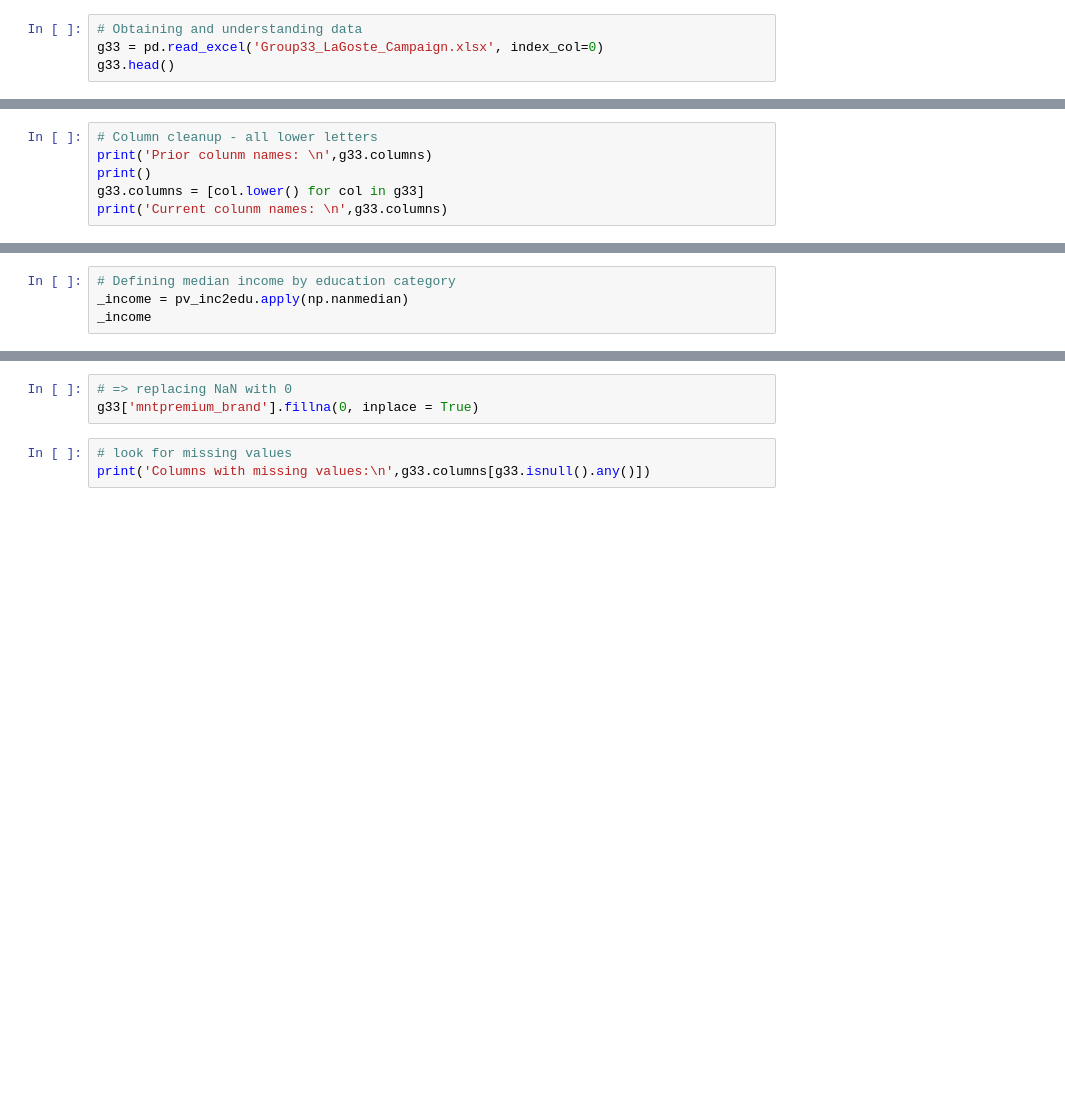
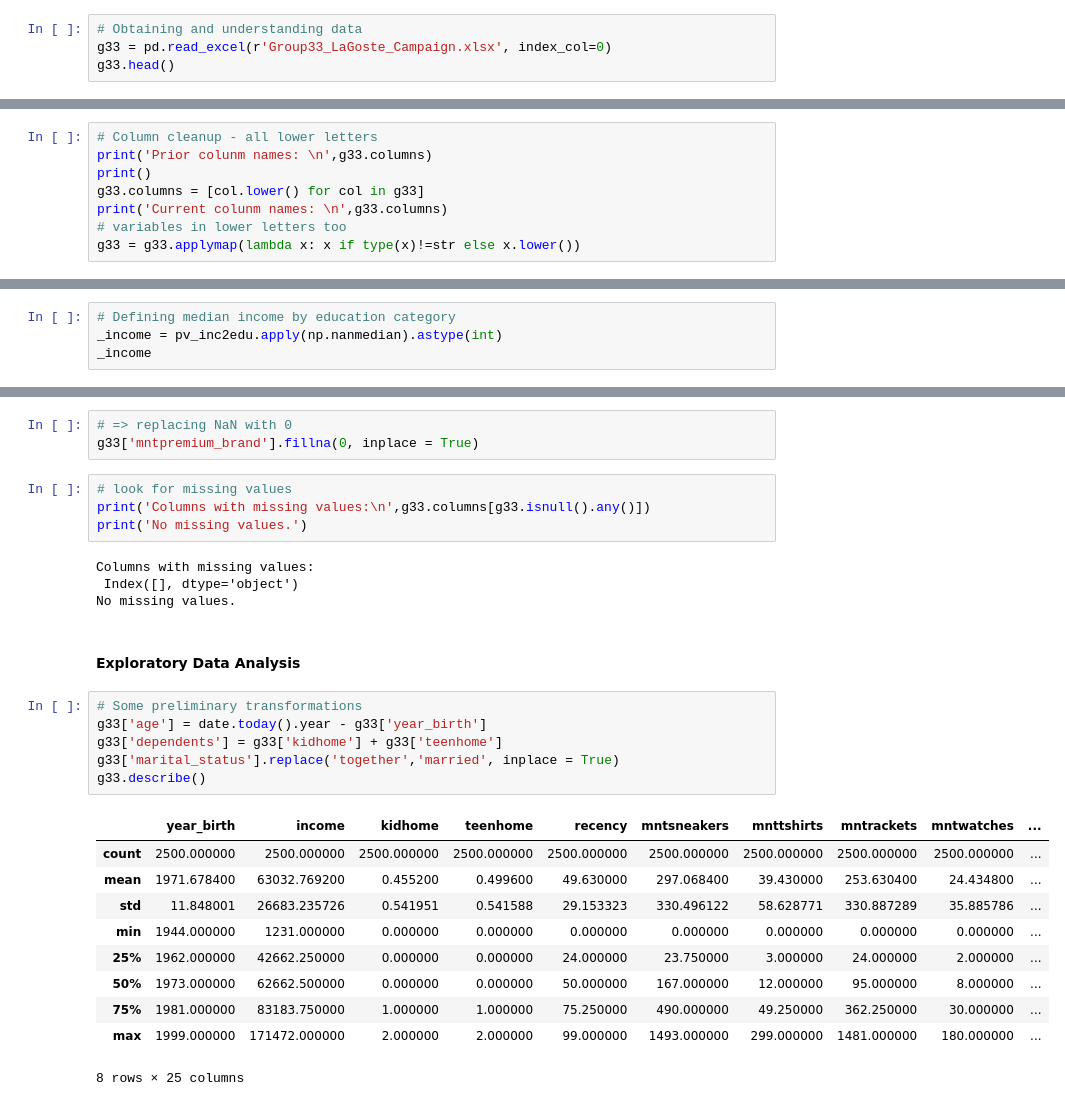
Before and after one commit to EDSA2020/project, a Jupyter notebook: MLaDS_Project.ipynb, the cells around one changed output, grey strips where cells are left out. Drawn from its saved outputs; the diff is of its cells as text; blank space fills up the shorter version.

Commit message:
Update MLaDS_Project.ipynb
some updates prior to exploring data
first variable transformations

```diff
--- a/MLaDS_Project.ipynb
+++ b/MLaDS_Project.ipynb
@@ -25,5 +26,5 @@ import seaborn as sns
 #### 1. Obtaining and pre-processing data
 # %%
 # Obtaining and understanding data
-g33 = pd.read_excel('Group33_LaGoste_Campaign.xlsx', index_col=0)
+g33 = pd.read_excel(r'Group33_LaGoste_Campaign.xlsx', index_col=0)
 g33.head()
@@ -33,3 +43,5 @@ print('Prior colunm names: \n',g33.columns)
 print()
 g33.columns = [col.lower() for col in g33]
 print('Current colunm names: \n',g33.columns)
+# variables in lower letters too
+g33 = g33.applymap(lambda x: x if type(x)!=str else x.lower())
@@ -59,4 +146,4 @@ pv_inc2edu.describe()
 # %%
 # Defining median income by education category
-_income = pv_inc2edu.apply(np.nanmedian)
+_income = pv_inc2edu.apply(np.nanmedian).astype(int)
 _income
@@ -94,3 +208,27 @@ g33['mntpremium_brand'].fillna(0, inplace = True)
 # %%
 # look for missing values
 print('Columns with missing values:\n',g33.columns[g33.isnull().any()])
+print('No missing values.')
+# %% [output]
+Columns with missing values:
+ Index([], dtype='object')
+No missing values.
+# %% [markdown]
+#### Exploratory Data Analysis
+# %%
+# Some preliminary transformations
+g33['age'] = date.today().year - g33['year_birth']
+g33['dependents'] = g33['kidhome'] + g33['teenhome']
+g33['marital_status'].replace('together','married', inplace = True)
+g33.describe()
+# %% [output]
+|  | year_birth | income | kidhome | teenhome | recency | mntsneakers | mnttshirts | mntrackets | mntwatches | ... |
+| count | 2500.000000 | 2500.000000 | 2500.000000 | 2500.000000 | 2500.000000 | 2500.000000 | 2500.000000 | 2500.000000 | 2500.000000 | ... |
+| mean | 1971.678400 | 63032.769200 | 0.455200 | 0.499600 | 49.630000 | 297.068400 | 39.430000 | 253.630400 | 24.434800 | ... |
+| std | 11.848001 | 26683.235726 | 0.541951 | 0.541588 | 29.153323 | 330.496122 | 58.628771 | 330.887289 | 35.885786 | ... |
+| min | 1944.000000 | 1231.000000 | 0.000000 | 0.000000 | 0.000000 | 0.000000 | 0.000000 | 0.000000 | 0.000000 | ... |
+| 25% | 1962.000000 | 42662.250000 | 0.000000 | 0.000000 | 24.000000 | 23.750000 | 3.000000 | 24.000000 | 2.000000 | ... |
+| 50% | 1973.000000 | 62662.500000 | 0.000000 | 0.000000 | 50.000000 | 167.000000 | 12.000000 | 95.000000 | 8.000000 | ... |
+| 75% | 1981.000000 | 83183.750000 | 1.000000 | 1.000000 | 75.250000 | 490.000000 | 49.250000 | 362.250000 | 30.000000 | ... |
+| max | 1999.000000 | 171472.000000 | 2.000000 | 2.000000 | 99.000000 | 1493.000000 | 299.000000 | 1481.000000 | 180.000000 | ... |
+8 rows × 25 columns
```
Also changed, not shown: parts of 20 cells of this notebook.
